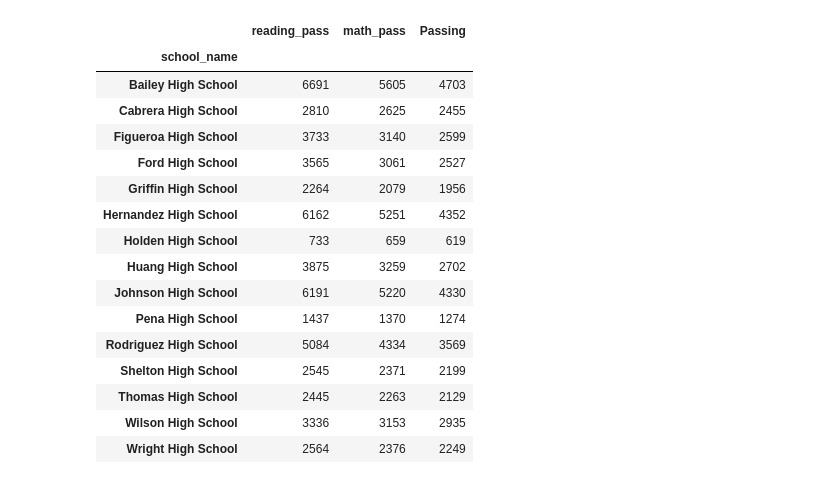
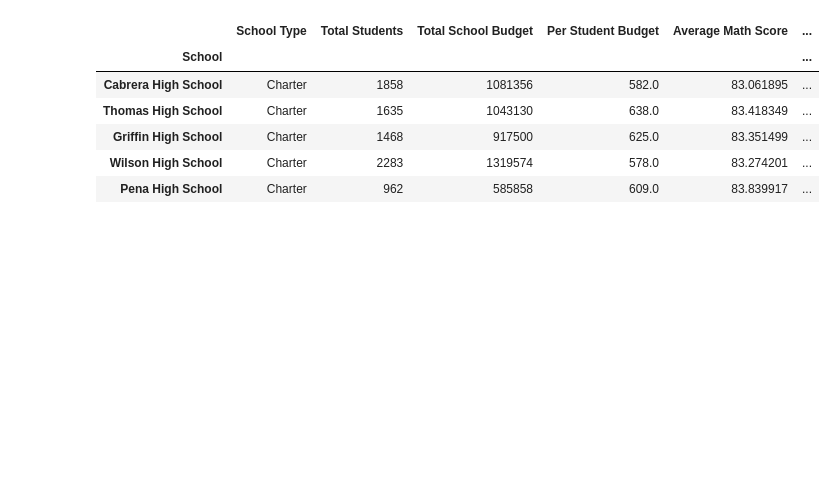
Before and after one commit to Renee-W/panda-challenge, a Jupyter notebook: panda-challenge.ipynb, the cells around one changed output. Drawn from its saved outputs; the diff is of its cells as text; code cells hidden in the pictures; blank space fills up the shorter version.

```diff
--- a/panda-challenge.ipynb
+++ b/panda-challenge.ipynb
@@ -21,0 +12,2 @@ studentschool_df.head()
+# %%
+school_df['budgetsd']=(school_df['budget']/school_df['size'])
@@ -22,6 +17,6 @@ studentschool_df.head()
 # %%
 #calculate passing scores
-convert_passing_df = studentschool_df[['student_name', 'reading_score', 'math_score']]
+convert_passing_df = studentschool_df[['student_name', 'grade', 'school_name', 'reading_score', 'math_score']]
 passing_df = convert_passing_df.rename(columns={'math_score':'math_pass',
                                                        'reading_score':'reading_pass'})
 # %%
@@ -94 +76,16 @@ summary_df
 | 0 | 15 | 39170 | 82932329558 | 78.99 | 81.88 | 74.98 | ... |
+# %%
+#stats for school
+
+schoolstat_df = studentschool_df.groupby(["school_name"])
+school1_df=schoolstat_df.mean()
+
+schoolpass_df=passing_df.groupby(['school_name'])
+school2_df=schoolpass_df.sum()
+
+school3_df=pd.merge(school_df, school2_df, on="school_name", how='inner')
+school3_df['reading_percent'] = round(((school3_df['reading_pass']/school3_df['size'])*100),2)
+school3_df['math_percent'] = round(((school3_df['math_pass']/school3_df['size'])*100),2)
+school3_df['total_percent'] = round(((school3_df['Passing']/school3_df['size'])*100),2)
+
+schoolsum1_df=pd.merge(school1_df, school3_df, on="school_name", how='inner')
@@ -95,41 +131,23 @@ summary_df
 # %%
-### School Summary
-# Create an overview table that summarizes key metrics about each school, including:
-schoolsummary_df=pd.merge(studentschool_df, passing_df, on='student_name', how='left')
-schoolstat_df = schoolsummary_df.loc[:, ["school_name", "reading_score", "math_score"]]
-schoolperct_df = schoolsummary_df.loc[:, ["school_name", "reading_pass", "math_pass",
-                                    "Passing"]]
-
-  # School Name
-school_gp_df = schoolstat_df.groupby(["school_name"])
-school_comparison_df = school_gp_df.mean()
-
-schoolpercsum_df = schoolperct_df.groupby(["school_name"])
-school_comparison2_df = schoolpercsum_df.sum()
-school_comparison2_df  # School Type
-  # Total Students
-  # Total School Budget
-  # Per Student Budget
-  # Average Math Score
-  # Average Reading Score
-  # % Passing Math (The percentage of students that passed math.)
-  # % Passing Reading (The percentage of students that passed reading.)
-  # % Overall Passing (The percentage of students that passed math **and** reading.)
+### Top Performing Schools (By % Overall Passing)
+schoolsummary_df=schoolsummary_df.sort_values("% Overall Passing", ascending=False)
+schoolsummary_df.head(5)
+# Create a table that highlights the top 5 performing schools based on % Overall Passing. Include:
+#  * School Name
+#  * School Type
+#  * Total Students
+#  * Total School Budget
+#  * Per Student Budget
+#  * Average Math Score
+#  * Average Reading Score
+#  * % Passing Math (The percentage of students that passed math.)
+#  * % Passing Reading (The percentage of students that passed reading.)
+#  * % Overall Passing (The percentage of students that passed math **and** reading.)
 # %% [output]
-|  | reading_pass | math_pass | Passing |
-| school_name |  |  |  |
-| Bailey High School | 6691 | 5605 | 4703 |
-| Cabrera High School | 2810 | 2625 | 2455 |
-| Figueroa High School | 3733 | 3140 | 2599 |
-| Ford High School | 3565 | 3061 | 2527 |
-| Griffin High School | 2264 | 2079 | 1956 |
-| Hernandez High School | 6162 | 5251 | 4352 |
-| Holden High School | 733 | 659 | 619 |
-| Huang High School | 3875 | 3259 | 2702 |
-| Johnson High School | 6191 | 5220 | 4330 |
-| Pena High School | 1437 | 1370 | 1274 |
-| Rodriguez High School | 5084 | 4334 | 3569 |
-| Shelton High School | 2545 | 2371 | 2199 |
-| Thomas High School | 2445 | 2263 | 2129 |
-| Wilson High School | 3336 | 3153 | 2935 |
-| Wright High School | 2564 | 2376 | 2249 |
+|  | School Type | Total Students | Total School Budget | Per Student Budget | Average Math Score | ... |
+| School |  |  |  |  |  | ... |
+| Cabrera High School | Charter | 1858 | 1081356 | 582.0 | 83.061895 | ... |
+| Thomas High School | Charter | 1635 | 1043130 | 638.0 | 83.418349 | ... |
+| Griffin High School | Charter | 1468 | 917500 | 625.0 | 83.351499 | ... |
+| Wilson High School | Charter | 2283 | 1319574 | 578.0 | 83.274201 | ... |
+| Pena High School | Charter | 962 | 585858 | 609.0 | 83.839917 | ... |
```
Also changed, not shown: parts of 22 cells of this notebook.
